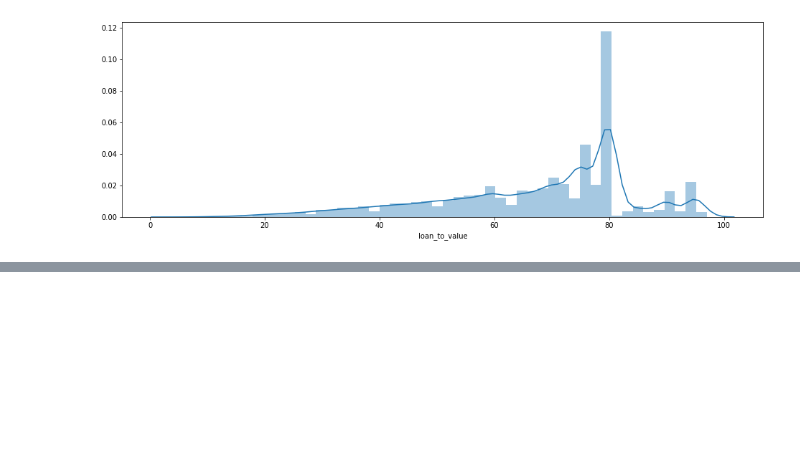
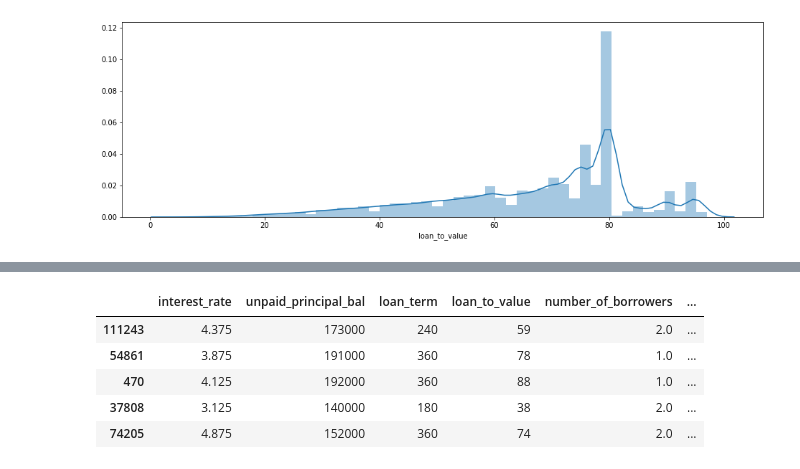
Before and after one commit to NilSagor/AV_ml_practice, a Jupyter notebook: loan_del_predict/loan_baseclass.ipynb, the cells around one changed output, grey strips where cells are left out. Cells and saved outputs as stored; diff of their text form; code cells hidden in the pictures; blank space fills up the shorter version.

Commit message:
class model

```diff
--- a/loan_del_predict/loan_baseclass.ipynb
+++ b/loan_del_predict/loan_baseclass.ipynb
@@ -236,0 +263,17 @@ data_all.drop(['loan_id', 'source', 'financial_institution','origination_date','
+# %%
+from sklearn.model_selection import train_test_split
+y=train_values['m13']
+X=train_values.drop(['m13'], axis=1)
+X_train, X_test, y_train, y_test = train_test_split(X,y,
+                                                   train_size =0.7,
+                                                   test_size = 0.3,
+                                                   random_state = 1)
+# %%
+X_train.head()
+# %% [output]
+|  | interest_rate | unpaid_principal_bal | loan_term | loan_to_value | number_of_borrowers | ... |
+| 111243 | 4.375 | 173000 | 240 | 59 | 2.0 | ... |
+| 54861 | 3.875 | 191000 | 360 | 78 | 1.0 | ... |
+| 470 | 4.125 | 192000 | 360 | 88 | 1.0 | ... |
+| 37808 | 3.125 | 140000 | 180 | 38 | 2.0 | ... |
+| 74205 | 4.875 | 152000 | 360 | 74 | 2.0 | ... |
```
Also changed, not shown: parts of 15 cells of this notebook.
